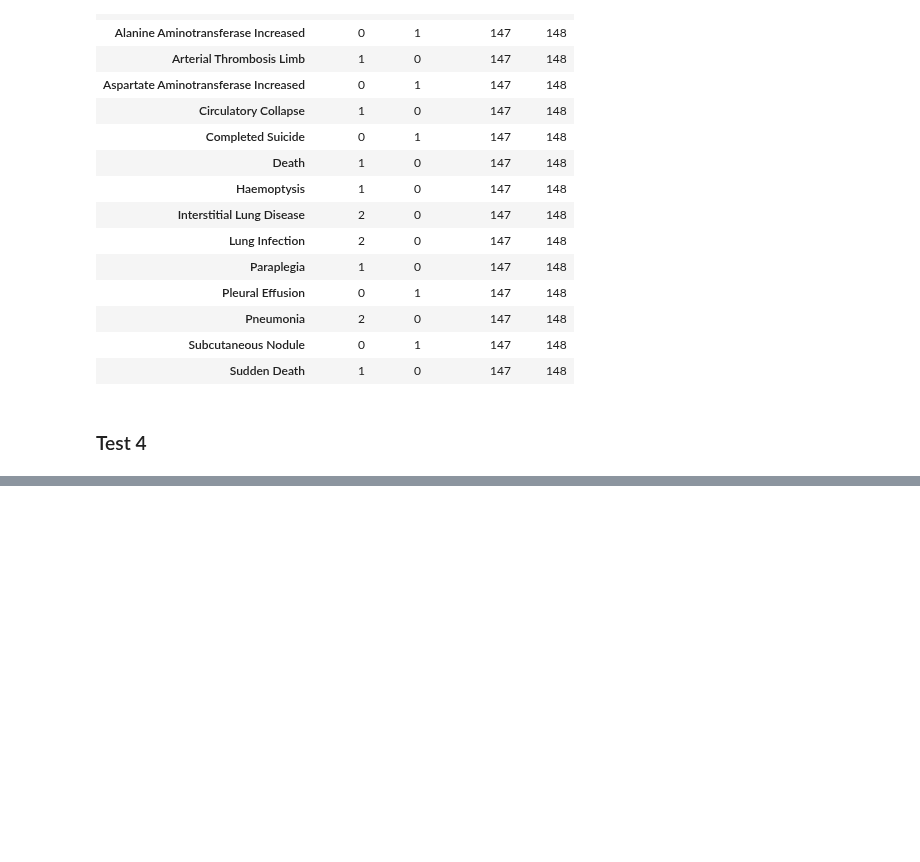
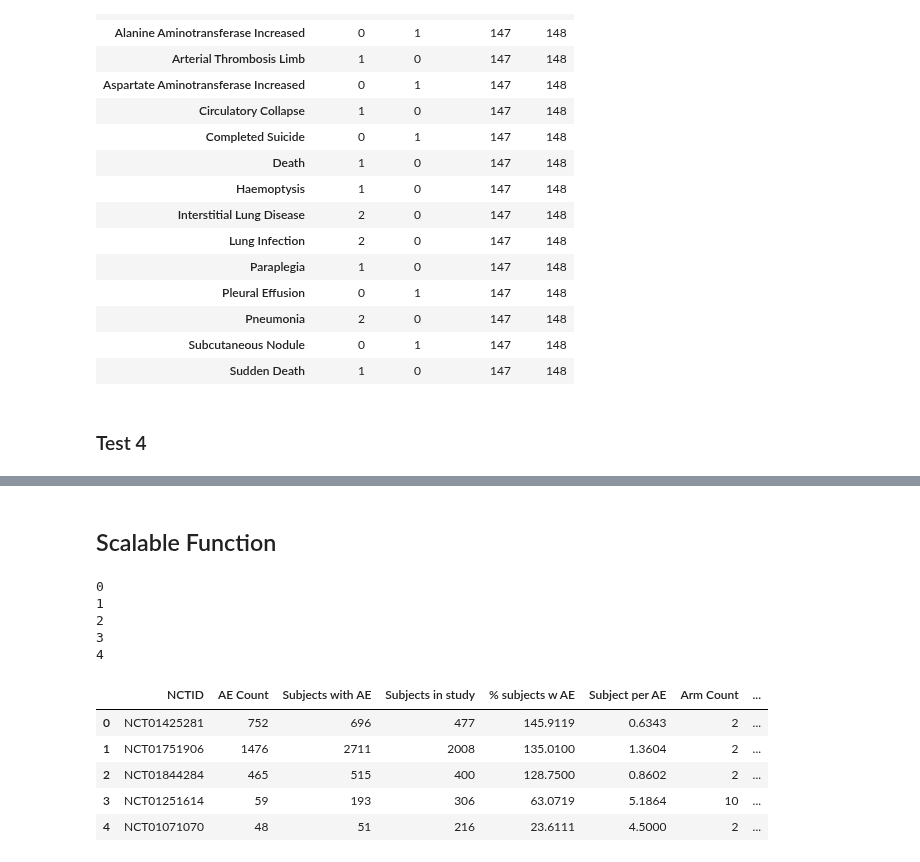
Before and after one commit to AksChougule/clinical-text, a Jupyter notebook: ct-gov-results/ct-gov-results-ae-using-function-v3.ipynb, the cells around one changed output, grey strips where cells are left out. Saved outputs shown, nothing was run; the diff lists cells and outputs as text; code cells hidden in the pictures; blank space fills up the shorter version.

Commit message:
validation and testing on 1000 studies

```diff
--- a/ct-gov-results/ct-gov-results-ae-using-function-v3.ipynb
+++ b/ct-gov-results/ct-gov-results-ae-using-function-v3.ipynb
@@ -56,9 +62,13 @@ def get_oae(nctid):
               ['OtherEventStatsList','OtherEventStats'],
               ['OtherEventTerm', 'OtherEventOrganSystem'],
               errors='ignore')
+    # In rare cases there could be multiple entries for a single arm + Event Term e.g.NCT01425281
+    tt2 = tt2.drop_duplicates(subset=['OtherEventStatsGroupId',
+                                  'OtherEventStatsNumAtRisk',
+                                  'OtherEventTerm'], keep='last')
     # convert into multi-indexed column
-    #if tt[0]['OtherEventStatsList']['OtherEventStats'][0]['OtherEventStatsNumEvents']:
     try:
+        tt2 = tt2.drop_duplicates(subset=['OtherEventStatsGroupId','OtherEventStatsNumAffected','OtherEventStatsNumEvents','OtherEventStatsNumAtRisk','OtherEventTerm'])
         tt3 = tt2.pivot(columns='OtherEventStatsGroupId',
         values=['OtherEventStatsNumAffected','OtherEventStatsNumEvents','OtherEventStatsNumAtRisk'],
         index='OtherEventTerm')
@@ -84,6 +94,10 @@ def get_sae(nctid):
               ['SeriousEventStatsList','SeriousEventStats'],
               ['SeriousEventTerm', 'SeriousEventOrganSystem'],
               errors='ignore')
+    # In rare cases there could be multiple entries for a single arm + Event Term e.g NCT01425281
+    tt2 = tt2.drop_duplicates(subset=['SeriousEventStatsGroupId',
+                                  'SeriousEventStatsNumAtRisk',
+                                  'SeriousEventTerm'], keep='last')
     # convert into multi-indexed column
     try:
         tt3 = tt2.pivot(columns='SeriousEventStatsGroupId',
@@ -97,3 +111,13 @@ def get_sae(nctid):
     tt3.rename(columns=lambda x: decode_event_group(x,event_groups), inplace=True, level=1)
     tt3.rename(columns={'SeriousEventStatsNumAffected':'Subjects','SeriousEventStatsNumAtRisk':'Total_Subjects'}, inplace=True, level=0)
     return(tt3)
+
+def get_ae_summary(nctid):
+    # Get CT.gov data on the NCTID
+    URL = f'https://clinicaltrials.gov/api/query/full_studies?expr={nctid}&max_rnk=1&fmt=JSON'
+    r = requests.get(URL)
+    j = json.loads(r.content)
+    tt = pd.json_normalize(j['FullStudiesResponse']['FullStudies'][0]['Study']['ResultsSection']['AdverseEventsModule']['EventGroupList']['EventGroup'])
+    for cols in ['EventGroupSeriousNumAffected', 'EventGroupSeriousNumAtRisk', 'EventGroupOtherNumAffected']:
+        tt[cols] = tt[cols].apply(pd.to_numeric, errors='coerce')
+    return tt.sum(axis = 0, skipna = True, numeric_only = True)
@@ -517,0 +388,2 @@ Using short name for 'orient' is deprecated. Only the options: ('dict', list, 's
+# %% [markdown]
+## Scalable Function
@@ -517,0 +507,19 @@ Using short name for 'orient' is deprecated. Only the options: ('dict', list, 's
+# %%
+test_data = ['NCT01425281','NCT01751906','NCT01844284','NCT01251614','NCT01071070']
+# %%
+temp = fetch_ae_data(test_data)
+# %% [output]
+0
+1
+2
+3
+4
+# %%
+temp.head()
+# %% [output]
+|  | NCTID | AE Count | Subjects with AE | Subjects in study | % subjects w AE | Subject per AE | Arm Count | ... |
+| 0 | NCT01425281 | 752 | 696 | 477 | 145.9119 | 0.6343 | 2 | ... |
+| 1 | NCT01751906 | 1476 | 2711 | 2008 | 135.0100 | 1.3604 | 2 | ... |
+| 2 | NCT01844284 | 465 | 515 | 400 | 128.7500 | 0.8602 | 2 | ... |
+| 3 | NCT01251614 | 59 | 193 | 306 | 63.0719 | 5.1864 | 10 | ... |
+| 4 | NCT01071070 | 48 | 51 | 216 | 23.6111 | 4.5000 | 2 | ... |
```
Also changed, not shown: parts of 9 cells of this notebook.
